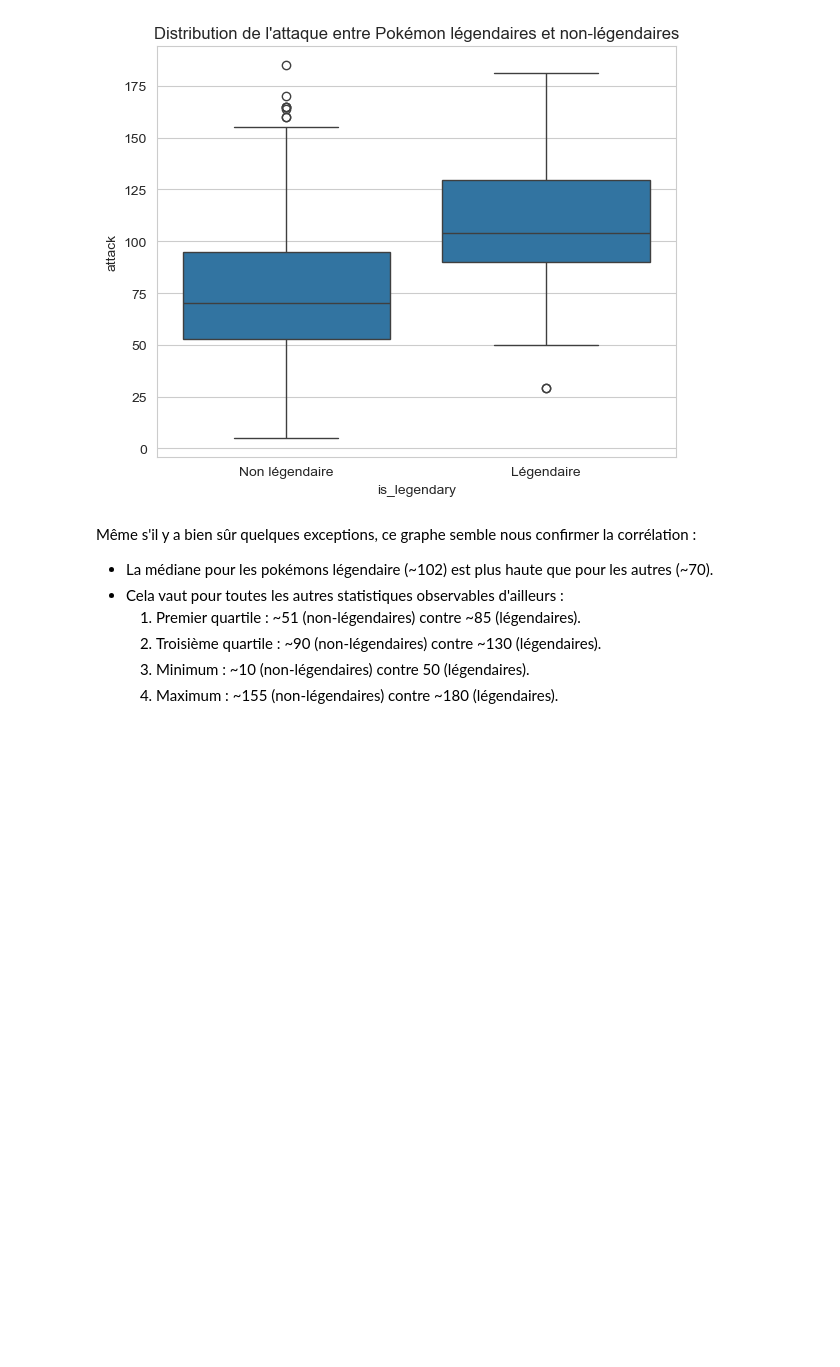
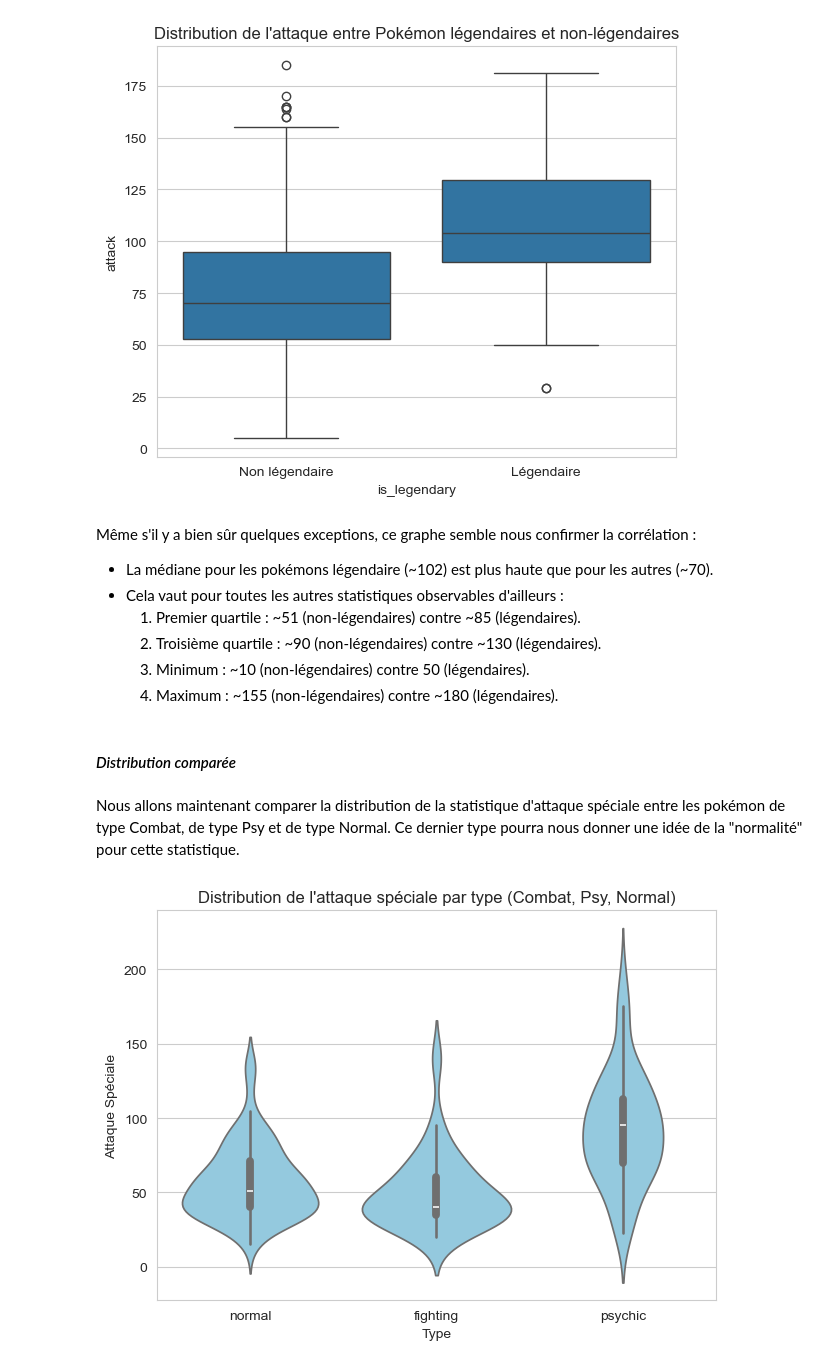
Before and after one commit to Wallblue/pokemons-stats, a Jupyter notebook: pokemon-stats.ipynb, the cells around one changed output. Saved outputs shown, nothing was run; the diff lists cells and outputs as text; code cells hidden in the pictures; blank space fills up the shorter version.

```diff
--- a/pokemon-stats.ipynb
+++ b/pokemon-stats.ipynb
@@ -443,3 +456,26 @@ Même s'il y a bien sûr quelques exceptions, ce graphe semble nous confirmer la
     2. Troisième quartile : \~90 (non-légendaires) contre \~130 (légendaires).
     3. Minimum : \~10 (non-légendaires) contre 50 (légendaires).
     4. Maximum : \~155 (non-légendaires) contre \~180 (légendaires).
+# %% [markdown]
+#### *Distribution comparée*
+# %% [markdown]
+Nous allons maintenant comparer la distribution de la statistique d'attaque spéciale entre les pokémon de type Combat, de type Psy et de type Normal. Ce dernier type pourra nous donner une idée de la "normalité" pour cette statistique.
+# %%
+# We get the pokemon with the types we want
+filtered = dataFile[dataFile['type1'].isin(['fighting', 'psychic', 'normal'])]
+
+color = sns.color_palette('Set2')
+sns.violinplot(
+    data=filtered,
+    x='type1',
+    y='sp_attack',
+    color='skyblue'
+)
+
+plt.title("Distribution de l'attaque spéciale par type (Combat, Psy, Normal)")
+plt.xlabel("Type")
+plt.ylabel("Attaque Spéciale")
+plt.tight_layout()
+plt.show()
+# %% [output]
+[figure, added]
```
Also changed, not shown: parts of 3 cells of this notebook, 1 other file.
